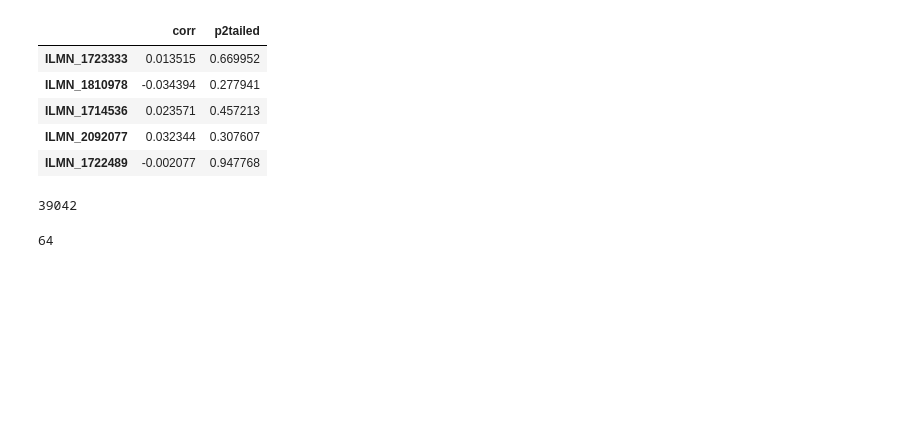
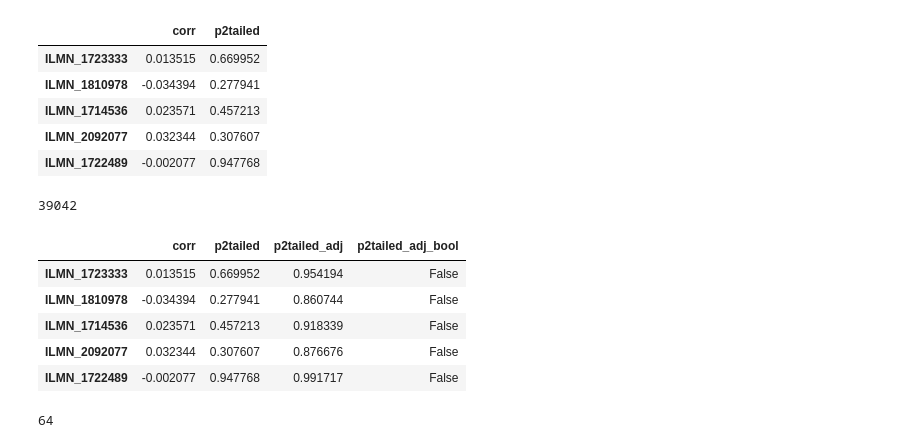
Before and after one commit to inodb/notebooks, a Jupyter notebook: stats/metabric/copy_number_regulated.ipynb, the cells around one changed output. Drawn from its saved outputs; the diff is of its cells as text; code cells hidden in the pictures; blank space fills up the shorter version.

```diff
--- a/stats/metabric/copy_number_regulated.ipynb
+++ b/stats/metabric/copy_number_regulated.ipynb
@@ -286,6 +286,15 @@ len(cna_vs_exp)
 # %%
 cna_vs_exp["p2tailed_adj"] = multipletests(cna_vs_exp.p2tailed, alpha=0.05, method="fdr_bh")[1]
 cna_vs_exp["p2tailed_adj_bool"] = multipletests(cna_vs_exp.p2tailed, alpha=0.05, method="fdr_bh")[0]
+# %%
+cna_vs_exp.head()
+# %% [output]
+|  | corr | p2tailed | p2tailed_adj | p2tailed_adj_bool |
+| ILMN_1723333 | 0.013515 | 0.669952 | 0.954194 | False |
+| ILMN_1810978 | -0.034394 | 0.277941 | 0.860744 | False |
+| ILMN_1714536 | 0.023571 | 0.457213 | 0.918339 | False |
+| ILMN_2092077 | 0.032344 | 0.307607 | 0.876676 | False |
+| ILMN_1722489 | -0.002077 | 0.947768 | 0.991717 | False |
 # %%
 cna_vs_exp.p2tailed_adj_bool.sum()
 # %% [output]
```
